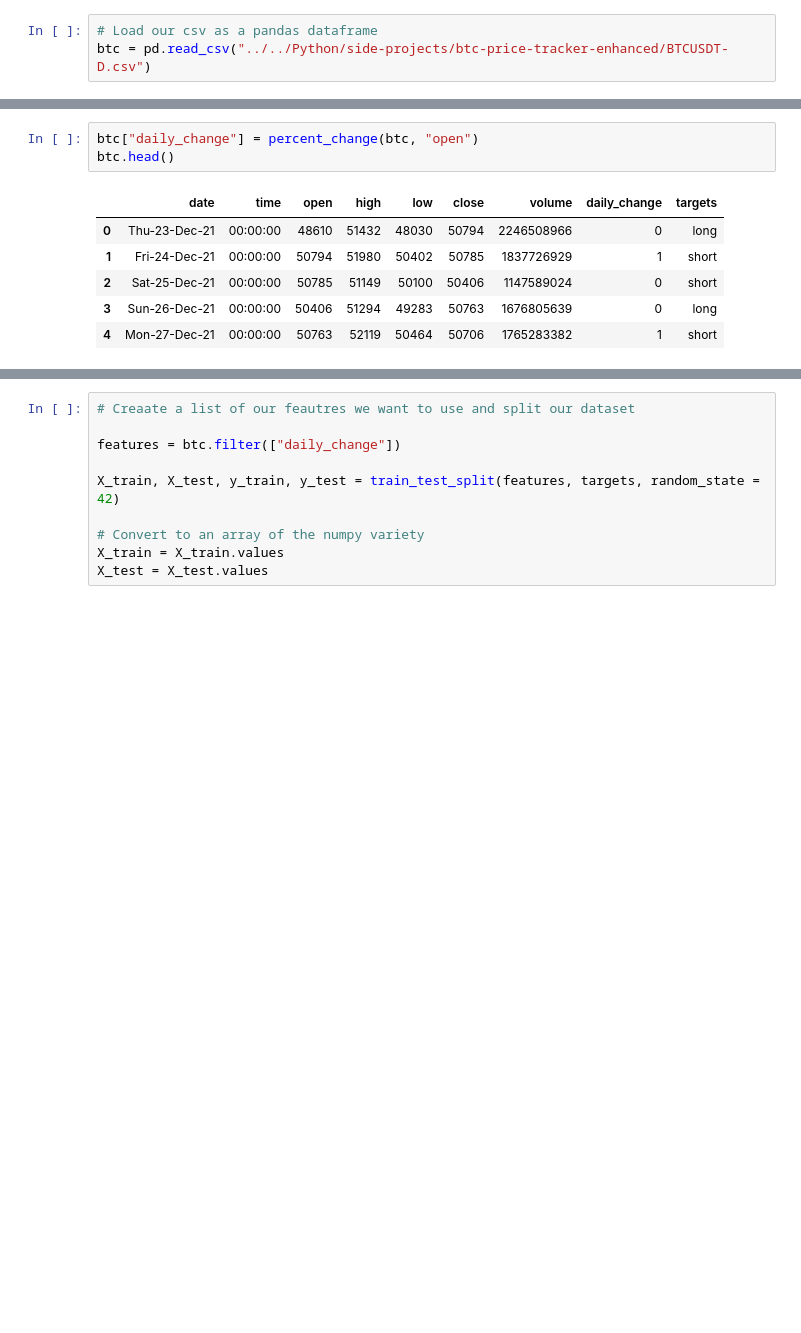
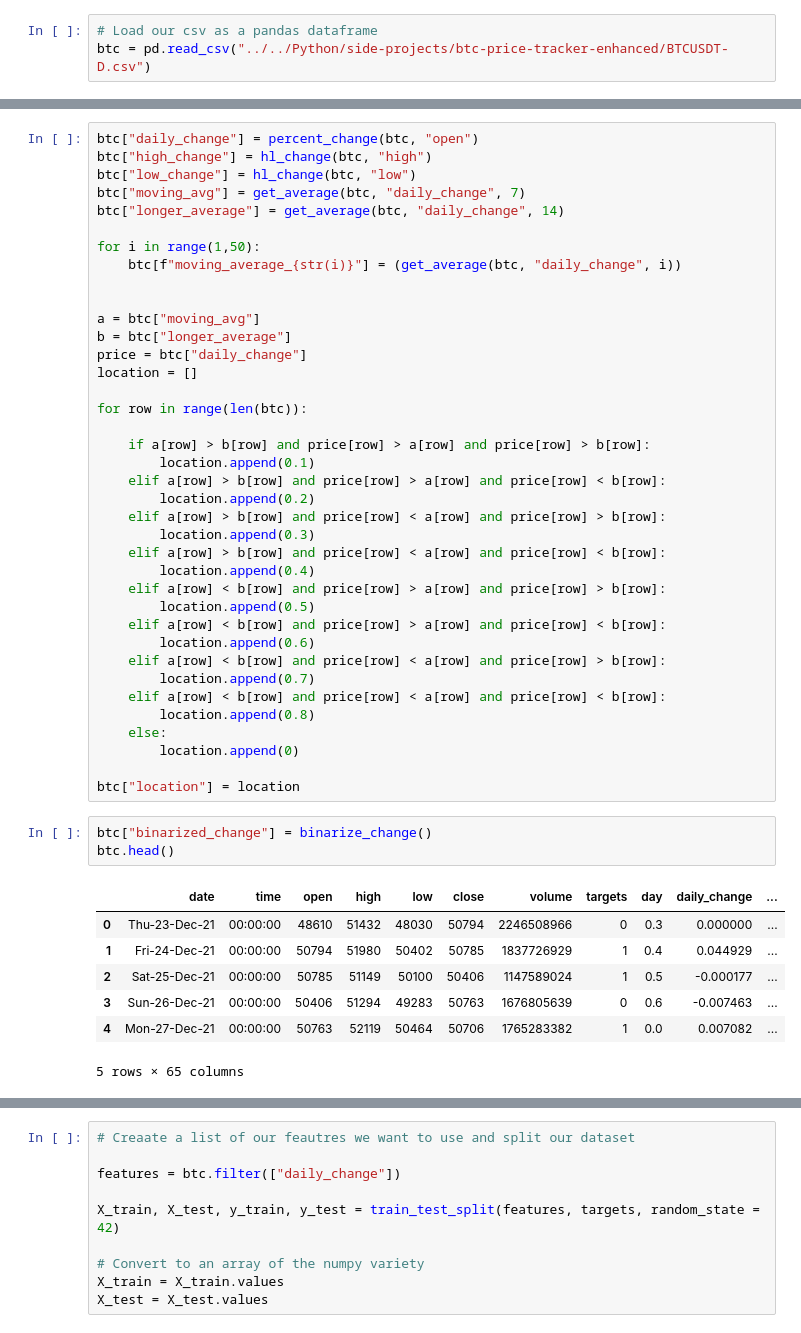
Before and after one commit to Mokoto-K/btc-regressor-predictor, a Jupyter notebook: btc-nn.ipynb, the cells around one changed output, grey strips where cells are left out. Drawn from its saved outputs; the diff is of its cells as text; blank space fills up the shorter version.

```diff
--- a/btc-nn.ipynb
+++ b/btc-nn.ipynb
@@ -38,10 +119,49 @@ def percent_change(dataframe, column_name):
 # %%
 btc["daily_change"] = percent_change(btc, "open")
-btc.head()
+btc["high_change"] = hl_change(btc, "high")
+btc["low_change"] = hl_change(btc, "low")
+btc["moving_avg"] = get_average(btc, "daily_change", 7)
+btc["longer_average"] = get_average(btc, "daily_change", 14)
+
+for i in range(1,50):
+    btc[f"moving_average_{str(i)}"] = (get_average(btc, "daily_change", i))
+
+
+a = btc["moving_avg"]
+b = btc["longer_average"]
+price = btc["daily_change"]
+location = []
+
+for row in range(len(btc)):
+
+    if a[row] > b[row] and price[row] > a[row] and price[row] > b[row]:
+        location.append(0.1)
+    elif a[row] > b[row] and price[row] > a[row] and price[row] < b[row]:
+        location.append(0.2)
+    elif a[row] > b[row] and price[row] < a[row] and price[row] > b[row]:
+        location.append(0.3)
+    elif a[row] > b[row] and price[row] < a[row] and price[row] < b[row]:
+        location.append(0.4)
+    elif a[row] < b[row] and price[row] > a[row] and price[row] > b[row]:
+        location.append(0.5)
+    elif a[row] < b[row] and price[row] > a[row] and price[row] < b[row]:
+        location.append(0.6)
+    elif a[row] < b[row] and price[row] < a[row] and price[row] > b[row]:
+        location.append(0.7)
+    elif a[row] < b[row] and price[row] < a[row] and price[row] < b[row]:
+        location.append(0.8)
+    else:
+        location.append(0)
+
+btc["location"] = location
-# %% [output]
-|  | date | time | open | high | low | close | volume | daily_change | targets |
-| 0 | Thu-23-Dec-21 | 00:00:00 | 48610 | 51432 | 48030 | 50794 | 2246508966 | 0 | long |
-| 1 | Fri-24-Dec-21 | 00:00:00 | 50794 | 51980 | 50402 | 50785 | 1837726929 | 1 | short |
-| 2 | Sat-25-Dec-21 | 00:00:00 | 50785 | 51149 | 50100 | 50406 | 1147589024 | 0 | short |
-| 3 | Sun-26-Dec-21 | 00:00:00 | 50406 | 51294 | 49283 | 50763 | 1676805639 | 0 | long |
-| 4 | Mon-27-Dec-21 | 00:00:00 | 50763 | 52119 | 50464 | 50706 | 1765283382 | 1 | short |
+# %%
+btc["binarized_change"] = binarize_change()
+btc.head()
+# %% [output]
+|  | date | time | open | high | low | close | volume | targets | day | daily_change | ... |
+| 0 | Thu-23-Dec-21 | 00:00:00 | 48610 | 51432 | 48030 | 50794 | 2246508966 | 0 | 0.3 | 0.000000 | ... |
+| 1 | Fri-24-Dec-21 | 00:00:00 | 50794 | 51980 | 50402 | 50785 | 1837726929 | 1 | 0.4 | 0.044929 | ... |
+| 2 | Sat-25-Dec-21 | 00:00:00 | 50785 | 51149 | 50100 | 50406 | 1147589024 | 1 | 0.5 | -0.000177 | ... |
+| 3 | Sun-26-Dec-21 | 00:00:00 | 50406 | 51294 | 49283 | 50763 | 1676805639 | 0 | 0.6 | -0.007463 | ... |
+| 4 | Mon-27-Dec-21 | 00:00:00 | 50763 | 52119 | 50464 | 50706 | 1765283382 | 1 | 0.0 | 0.007082 | ... |
+5 rows × 65 columns
```
Also changed, not shown: parts of 22 cells of this notebook.
